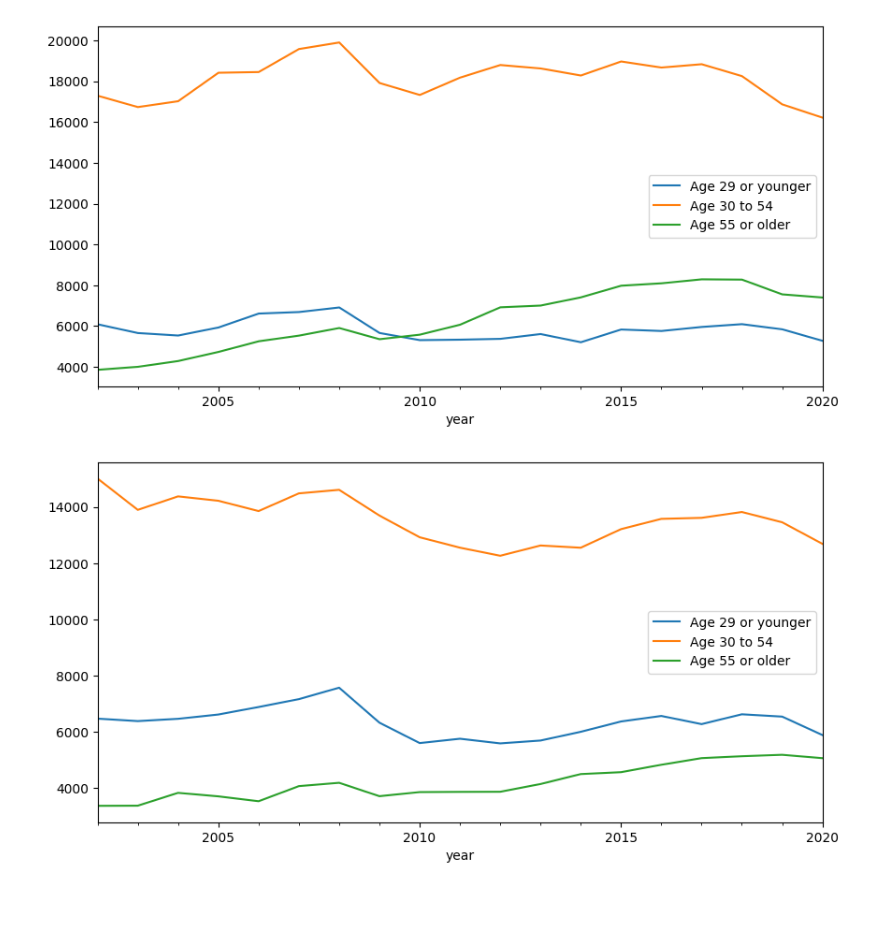
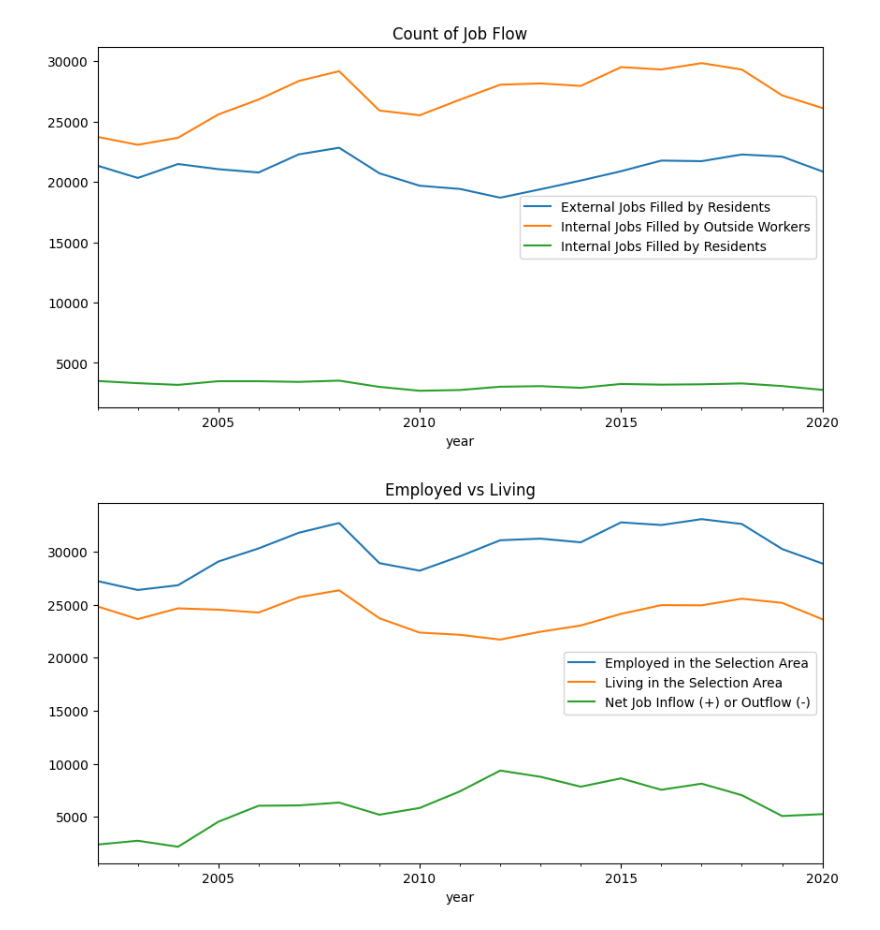
Before and after one commit to ReidelVichot/DE_ASCENT, a Jupyter notebook: OnTheMap_analysis_inflow.ipynb, the cells around one changed output. Drawn from its saved outputs; the diff is of its cells as text; code cells hidden in the pictures; blank space fills up the shorter version.

```diff
--- a/OnTheMap_analysis_inflow.ipynb
+++ b/OnTheMap_analysis_inflow.ipynb
@@ -5,5 +5,5 @@ import pandas as pd
 import numpy as np
 import matplotlib.pyplot as plt
 # %%
-fname = "https://raw.githubusercontent.com/ReidelVichot/DE_ASCENT/main/OnTheMapData.csv"
+fname = "https://raw.githubusercontent.com/ReidelVichot/DE_ASCENT/main/OnTheMap_inflow.csv"
 df = pd.read_csv(fname, parse_dates=["year"])
@@ -17,3 +10,6 @@ home_share = home[home["type"] == "Share"]
+# %%
+count = df[df["type"] == "Count"]
+share = df[df["type"] == "Share"]
 # %%
 df.columns
 # %% [output]
@@ -56 +52,3 @@ Female                                                                      floa
 dtype: object
+# %%
+count["Net Job Inflow (+) or Outflow (-)"] = count["Net Job Inflow (+) or Outflow (-)"].astype(int)
@@ -57,18 +81,18 @@ dtype: object
 # %%
 fig, ax = plt.subplots(figsize= (10,5))
-#work_count.plot(y="Total All Jobs", x="year", ax=ax)
-work_count.plot(y='Age 29 or younger', x="year", ax=ax)
-work_count.plot(y='Age 30 to 54', x="year", ax=ax)
-work_count.plot(y='Age 55 or older', x="year", ax=ax)
+count.plot(y='External Jobs Filled by Residents', x="year", ax=ax)
+count.plot(y='Internal Jobs Filled by Outside Workers', x="year", ax=ax)
+count.plot(y='Internal Jobs Filled by Residents', x="year", ax=ax)
+ax.set_title("Count of Job Flow")
 fig.show()
 # %% [output]
-[figure, old version]
+[figure, new version]
 # %%
 fig, ax = plt.subplots(figsize= (10,5))
-#home_count.plot(y="Total All Jobs", x="year", ax=ax)
-home_count.plot(y='Age 29 or younger', x="year", ax=ax)
-home_count.plot(y='Age 30 to 54', x="year", ax=ax)
-home_count.plot(y='Age 55 or older', x="year", ax=ax)
+count.plot(y='Employed in the Selection Area', x="year", ax=ax)
+count.plot(y='Living in the Selection Area', x="year", ax=ax)
+count.plot(y='Net Job Inflow (+) or Outflow (-)', x="year", ax=ax)
+ax.set_title("Employed vs Living")
 fig.show()
 # %% [output]
-[figure, old version]
+[figure, new version]
```
Also changed, not shown: parts of 28 cells of this notebook.
